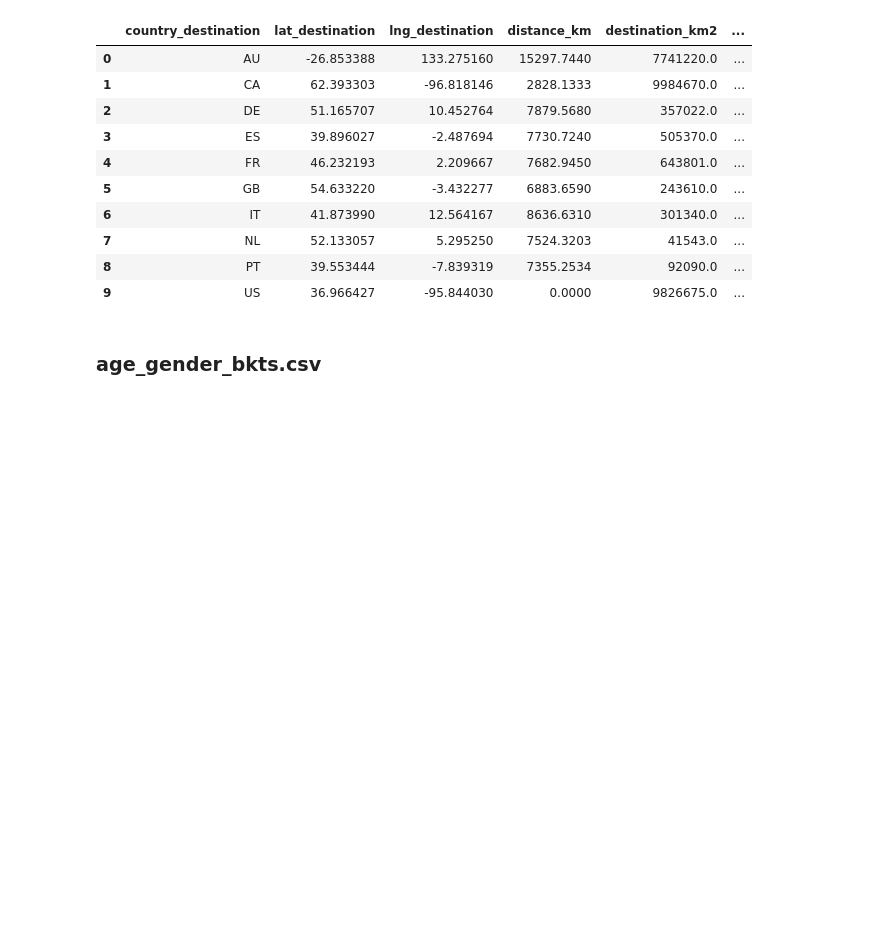
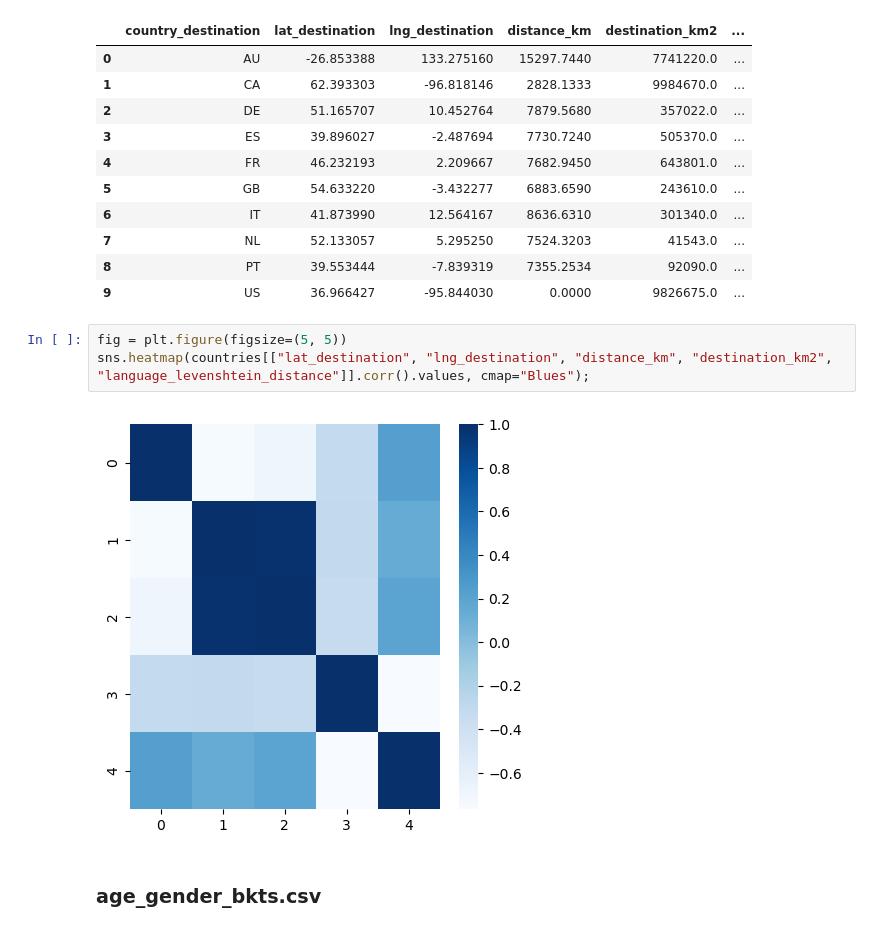
Before and after one commit to HarutyunyanMariam/Data-Visualization-project, a Jupyter notebook: Data visualization project.ipynb, the cells around one changed output. Saved outputs shown, nothing was run; the diff lists cells and outputs as text; blank space fills up the shorter version.

```diff
--- a/Data visualization project.ipynb
+++ b/Data visualization project.ipynb
@@ -25,6 +25,11 @@ countries
 | 7 | NL | 52.133057 | 5.295250 | 7524.3203 | 41543.0 | ... |
 | 8 | PT | 39.553444 | -7.839319 | 7355.2534 | 92090.0 | ... |
 | 9 | US | 36.966427 | -95.844030 | 0.0000 | 9826675.0 | ... |
+# %%
+fig = plt.figure(figsize=(5, 5))
+sns.heatmap(countries[["lat_destination", "lng_destination", "distance_km",	"destination_km2", "language_levenshtein_distance"]].corr().values, cmap="Blues");
+# %% [output]
+[figure, added]
 # %% [markdown]
 ### age_gender_bkts.csv
 # %%
```
Also changed, not shown: parts of 1 cell of this notebook.
